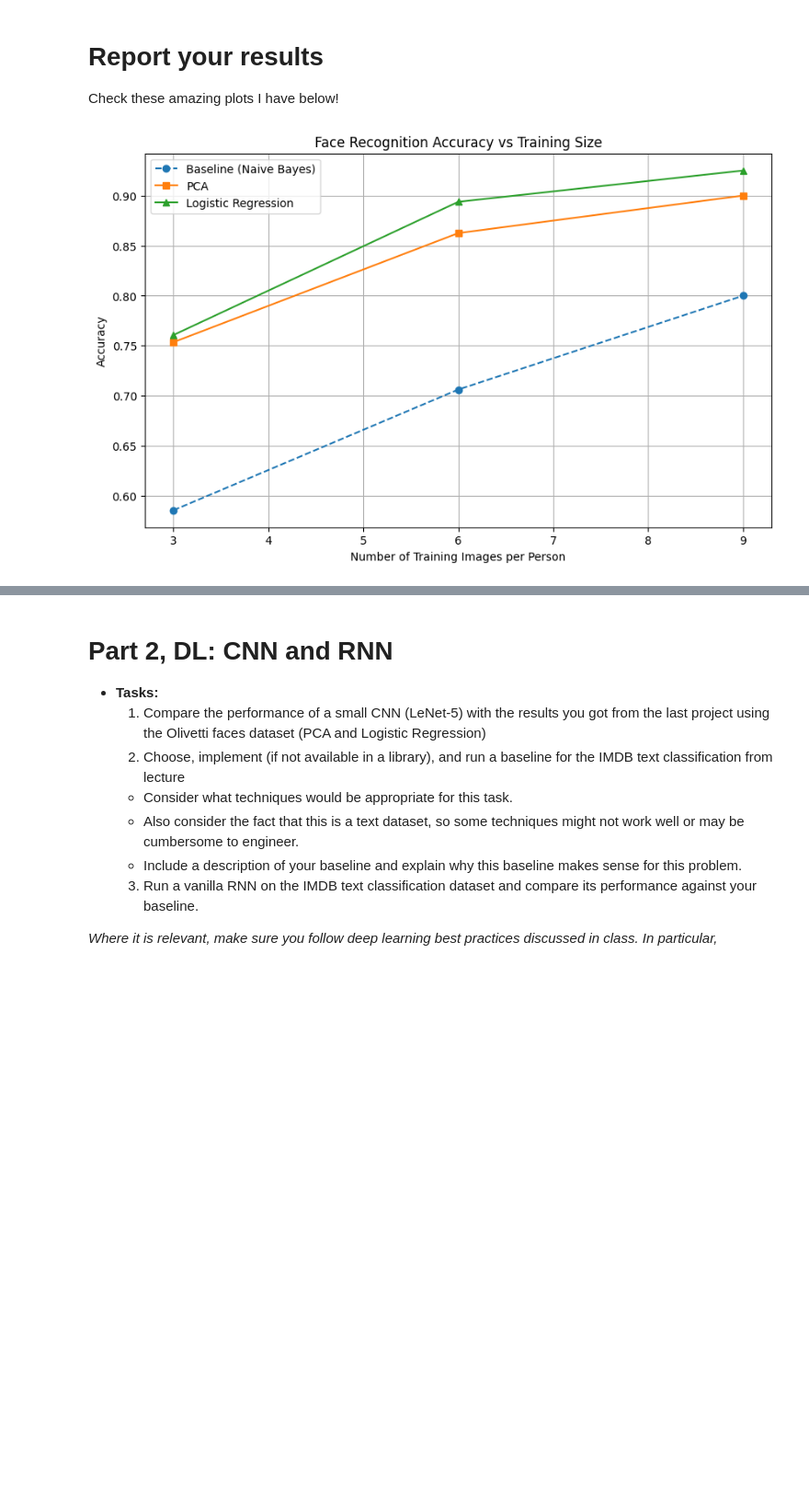
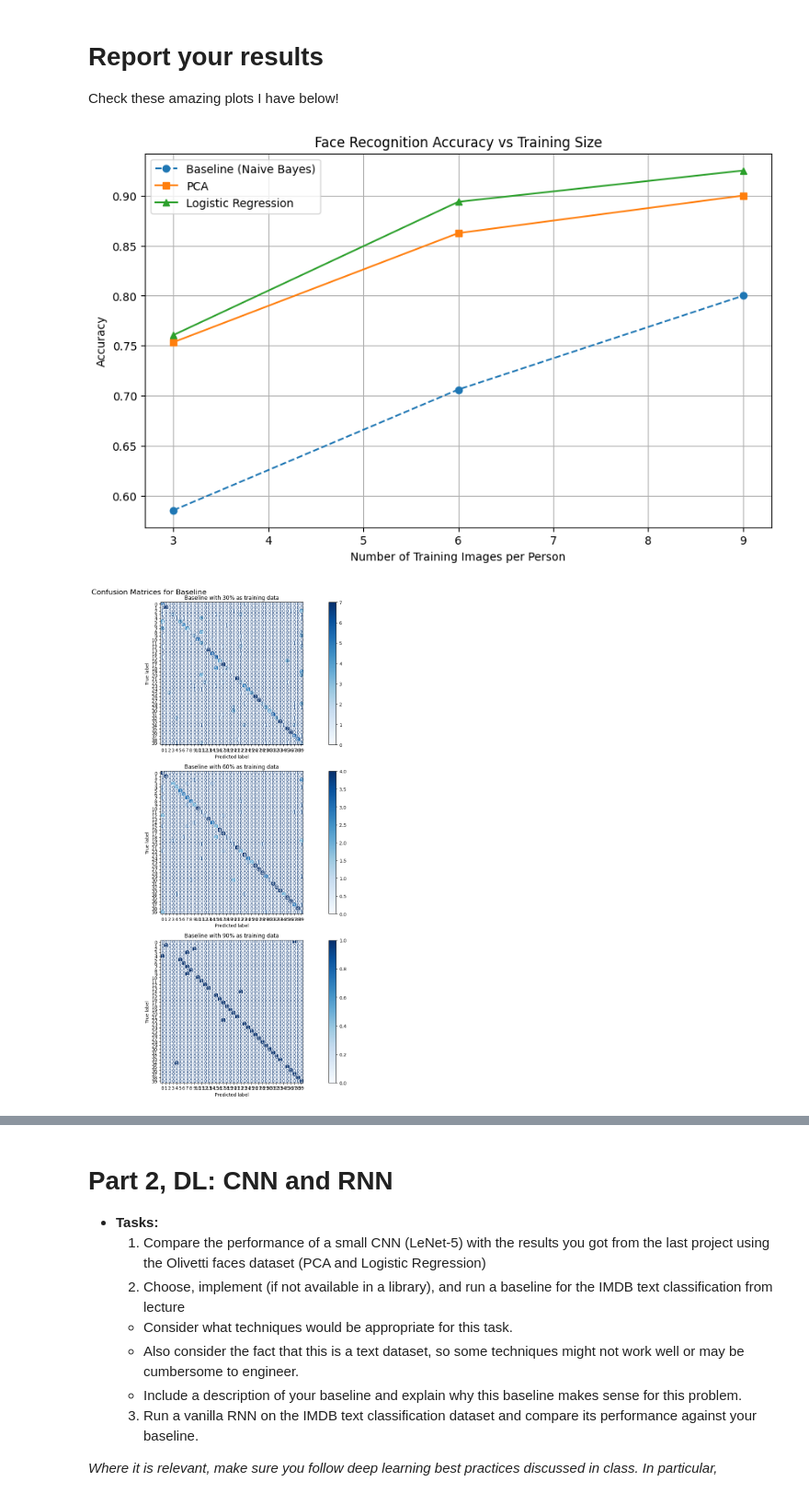
Before and after one commit to mmosoriov/proj5_DL, a Jupyter notebook: Part1_ML.ipynb, the cells around one changed output, grey strips where cells are left out. Shown at 92% size. Saved outputs shown, nothing was run; the diff lists cells and outputs as text; code cells hidden in the pictures; blank space fills up the shorter version.

Commit message:
Reviewed and added confusion matrix to result plots

```diff
--- a/Part1_ML.ipynb
+++ b/Part1_ML.ipynb
@@ -49,11 +49,11 @@ import numpy as np
 # %% [markdown]
 # Get the dataset
 # %%
-faces = fetch_olivetti_faces()
+faces = images = fetch_olivetti_faces()
 
-_, img_height, img_width = faces.images.shape
+_, img_height, img_width = images.images.shape
 
-print(faces.images.shape)
+print(images.images.shape)
 # %% [output]
 (400, 64, 64)
 # %% [markdown]
@@ -285,6 +281,8 @@ def run_logistic_regression(X_train, y_train, X_test, y_test):
 
 Here is the code I used to get the results below!
 # %%
+from sklearn.metrics import confusion_matrix, ConfusionMatrixDisplay
+
 """
 400 images in total , 10 images per  person
 We choose first k images per person for training, and the rest for testing
@@ -323,15 +321,19 @@ for k in train_sizes:
     y_test = np.concatenate(y_test_list)
 
     # Run Models
-    acc_nb = run_baseline_naive_bayes(X_train, y_train, X_test, y_test)
-    acc_pca = run_pca_eigenfaces(X_train, y_train, X_test, y_test)
-    acc_lr = run_logistic_regression(X_train, y_train, X_test, y_test)
+    nb_test, nb_pred = run_baseline_naive_bayes(X_train, y_train, X_test, y_test)
+    pca_test, pca_pred = run_pca_eigenfaces(X_train, y_train, X_test, y_test)
+    lr_test, lr_pred = run_logistic_regression(X_train, y_train, X_test, y_test)
+
+    acc_nb = accuracy_score(nb_test, nb_pred)
+    acc_pca = accuracy_score(pca_test, pca_pred)
+    acc_lr = accuracy_score(lr_test, lr_pred)
 
     # Store Results
     results['train_k'].append(k)
-    results['Baseline'].append(acc_nb)
-    results['PCA'].append(acc_pca)
-    results['Logistic Regression'].append(acc_lr)
+    results['Baseline'].append((nb_test, nb_pred))
+    results['PCA'].append((pca_test, pca_pred))
+    results['Logistic Regression'].append((lr_test, lr_pred))
 
     print(f"{k:<20} | {acc_nb:.4f}          | {acc_pca:.4f}          | {acc_lr:.4f}")
 # %% [output]
@@ -345,17 +347,33 @@ Images/Person train  | Baseline        | PCA             | Logistic Reg
 
 Check these amazing plots I have below!
 # %%
+import matplotlib.pyplot as plt # for plotting results
 
 plt.figure(figsize=(10, 6))
-plt.plot(results['train_k'], results['Baseline'], marker='o', linestyle='--', label='Baseline (Naive Bayes)')
-plt.plot(results['train_k'], results['PCA'], marker='s', label='PCA')
-plt.plot(results['train_k'], results['Logistic Regression'], marker='^', label='Logistic Regression')
+plt.plot(results['train_k'], [accuracy_score(test,pred) for test,pred in results['Baseline']], marker='o', linestyle='--', label='Baseline (Naive Bayes)')
+plt.plot(results['train_k'], [accuracy_score(test,pred) for test,pred in results['PCA']], marker='s', label='PCA')
+plt.plot(results['train_k'], [accuracy_score(test,pred) for test,pred in results['Logistic Regression']], marker='^', label='Logistic Regression')
 
 plt.title('Face Recognition Accuracy vs Training Size')
 plt.xlabel('Number of Training Images per Person')
 plt.ylabel('Accuracy')
 plt.legend()
 plt.grid(True)
 plt.show()
+
+labels = ['Baseline', 'PCA', 'Logistic Regression']
+for label in labels:
+
+  fig, axes = plt.subplots(len(train_sizes), 1, figsize=(16, 16))
+  fig.suptitle(f"Confusion Matrices for {label}", fontsize=16)
+
+  for ax, (test, pred), size in zip(axes, results[label], train_sizes):
+    disp = ConfusionMatrixDisplay(confusion_matrix=confusion_matrix(test, pred))
+    disp.plot(cmap='Blues', ax=ax, colorbar=True)
+    ax.set_title(f"{label} with {size*10}% as training data")
+
+  plt.tight_layout()
+  plt.show()
 # %% [output]
 [figure]
+[figure, added]
```
Also changed, not shown: parts of 4 cells of this notebook.
